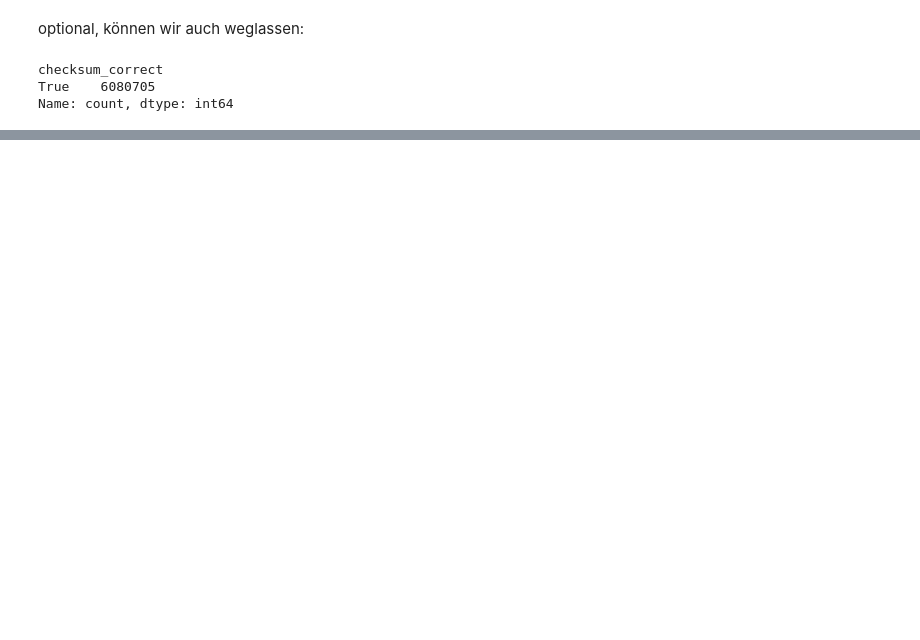
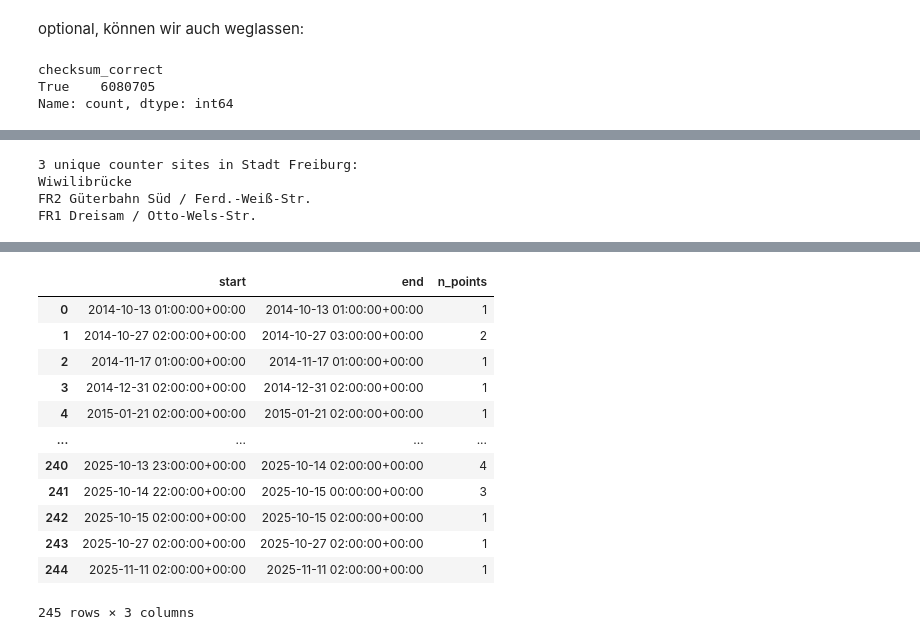
Before and after one commit to skessler01/data_literacy, a Jupyter notebook: notebooks/pipeline.ipynb, the cells around one changed output, grey strips where cells are left out. Saved outputs shown, nothing was run; the diff lists cells and outputs as text; code cells hidden in the pictures; blank space fills up the shorter version.

```diff
--- a/notebooks/pipeline.ipynb
+++ b/notebooks/pipeline.ipynb
@@ -186,0 +210,49 @@ Name: count, dtype: int64
+# %%
+# Get unique counter sites in Freiburg
+unique_counters = bike_data_city['counter_site_name'].unique()
+print(f'{len(unique_counters)} unique counter sites in {city}:')
+for counter in unique_counters:
+    print(counter)
+# %% [output]
+3 unique counter sites in Stadt Freiburg:
+Wiwilibrücke
+FR2 Güterbahn Süd / Ferd.-Weiß-Str.
+FR1 Dreisam / Otto-Wels-Str.
+# %%
+import warnings
+warnings.filterwarnings("ignore")
+
+# Get data for a specific counter site
+bike_data_counter = bike_data_city[bike_data_city['counter_site_name'] == unique_counters[2]]
+bike_data_counter['timestamp'] = pd.to_datetime(
+    bike_data_counter['timestamp'],
+    utc=True,
+    errors='coerce'
+)
+
+# Get first and last date of data collection
+first_date = bike_data_counter['timestamp'].min()
+last_date = bike_data_counter['timestamp'].max()
+print(f'Data collection for counter site "{unique_counters[0]}" in {city} ranges from {first_date} to {last_date}.')
+
+# Detect intervalls of missing data
+bike_data_counter['count'] = pd.to_numeric(bike_data_counter['count'], errors='coerce')
+# Filter rows where 'count' is NaN or 0
+bad = bike_data_counter['count'].isna() | (bike_data_counter['count'] == 0)
+# Detect continuous intervals of bad data
+grp = (bad != bad.shift()).cumsum()
+missing_data = bike_data_counter[bad].assign(group=grp)
+intervals = (
+    missing_data
+    .groupby(['group'])
+    .agg(
+        start=('timestamp', 'min'),
+        end=('timestamp', 'max'),
+        n_points=('timestamp', 'count')
+    )
+    .reset_index(drop=True)
+)
+
+print(f'Found {len(intervals)} intervals with consecutive missing data points:')
+intervals
+# %% [output]
@@ -186,0 +261,13 @@ Name: count, dtype: int64
+|  | start | end | n_points |
+| 0 | 2014-10-13 01:00:00+00:00 | 2014-10-13 01:00:00+00:00 | 1 |
+| 1 | 2014-10-27 02:00:00+00:00 | 2014-10-27 03:00:00+00:00 | 2 |
+| 2 | 2014-11-17 01:00:00+00:00 | 2014-11-17 01:00:00+00:00 | 1 |
+| 3 | 2014-12-31 02:00:00+00:00 | 2014-12-31 02:00:00+00:00 | 1 |
+| 4 | 2015-01-21 02:00:00+00:00 | 2015-01-21 02:00:00+00:00 | 1 |
+| ... | ... | ... | ... |
+| 240 | 2025-10-13 23:00:00+00:00 | 2025-10-14 02:00:00+00:00 | 4 |
+| 241 | 2025-10-14 22:00:00+00:00 | 2025-10-15 00:00:00+00:00 | 3 |
+| 242 | 2025-10-15 02:00:00+00:00 | 2025-10-15 02:00:00+00:00 | 1 |
+| 243 | 2025-10-27 02:00:00+00:00 | 2025-10-27 02:00:00+00:00 | 1 |
+| 244 | 2025-11-11 02:00:00+00:00 | 2025-11-11 02:00:00+00:00 | 1 |
+245 rows × 3 columns
```
Also changed, not shown: parts of 22 cells of this notebook, 1 other file.
